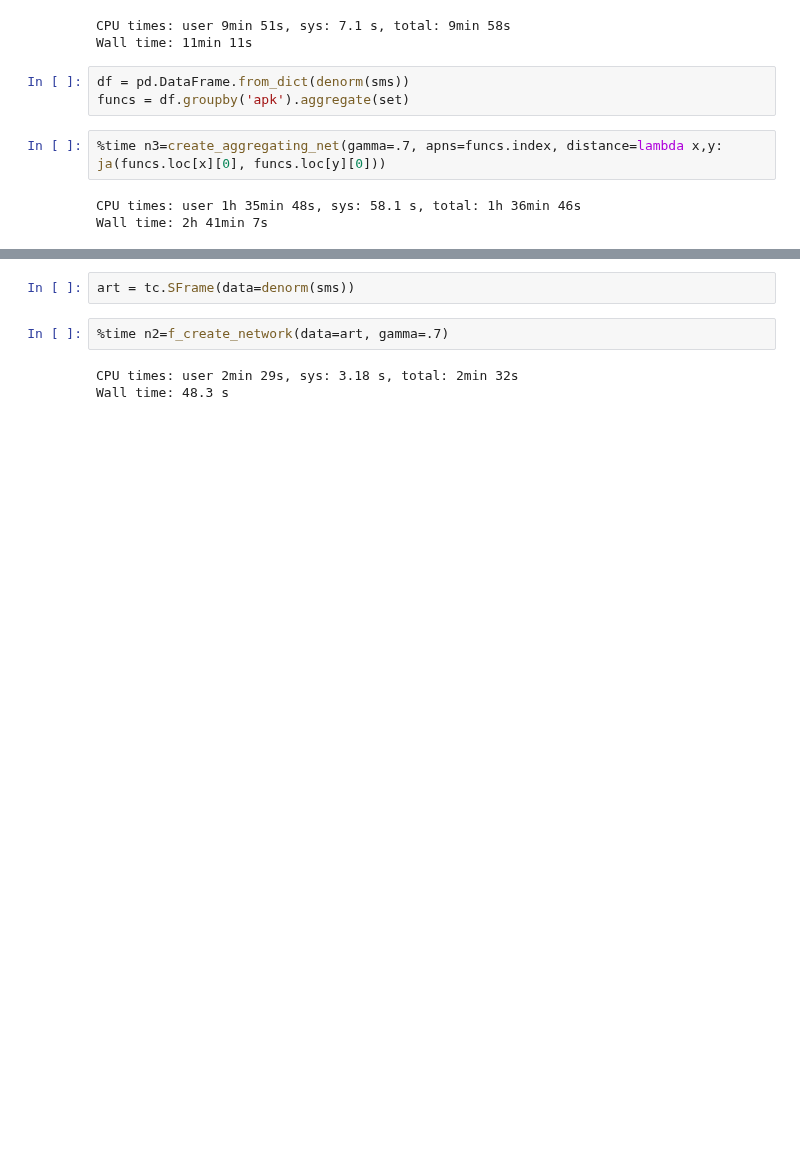
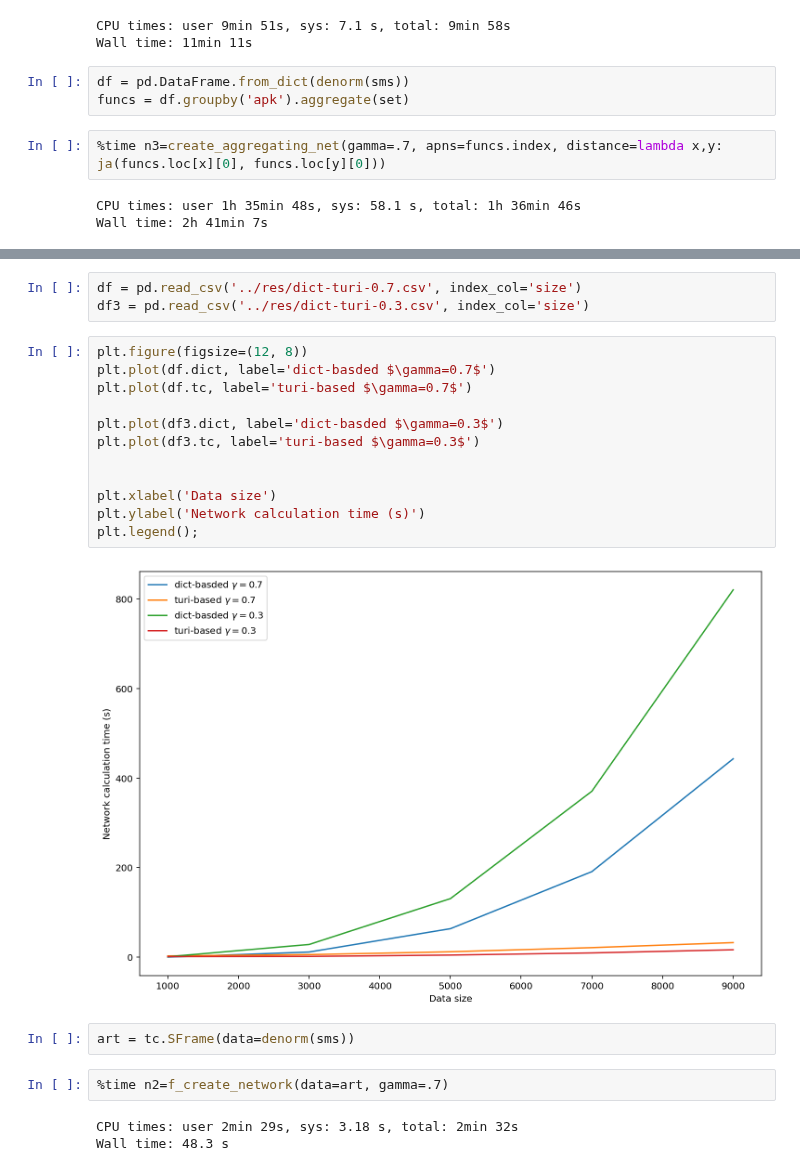
Before and after one commit to jrybicki-jsc/smms, a Jupyter notebook: graphla/graplabexp.ipynb, the cells around one changed output, grey strips where cells are left out. Drawn from its saved outputs; the diff is of its cells as text; blank space fills up the shorter version.

```diff
--- a/graphla/graplabexp.ipynb
+++ b/graphla/graplabexp.ipynb
@@ -683,3 +701,20 @@ Wall time: 2h 41min 7s
+# %%
+df = pd.read_csv('../res/dict-turi-0.7.csv', index_col='size')
+df3 = pd.read_csv('../res/dict-turi-0.3.csv', index_col='size')
+# %%
+plt.figure(figsize=(12, 8))
+plt.plot(df.dict, label='dict-basded $\gamma=0.7$')
+plt.plot(df.tc, label='turi-based $\gamma=0.7$')
+
+plt.plot(df3.dict, label='dict-basded $\gamma=0.3$')
+plt.plot(df3.tc, label='turi-based $\gamma=0.3$')
+
+
+plt.xlabel('Data size')
+plt.ylabel('Network calculation time (s)')
+plt.legend();
+# %% [output]
+[figure, added]
 # %%
 art = tc.SFrame(data=denorm(sms))
 # %%
```
Also changed, not shown: parts of 5 cells of this notebook.
